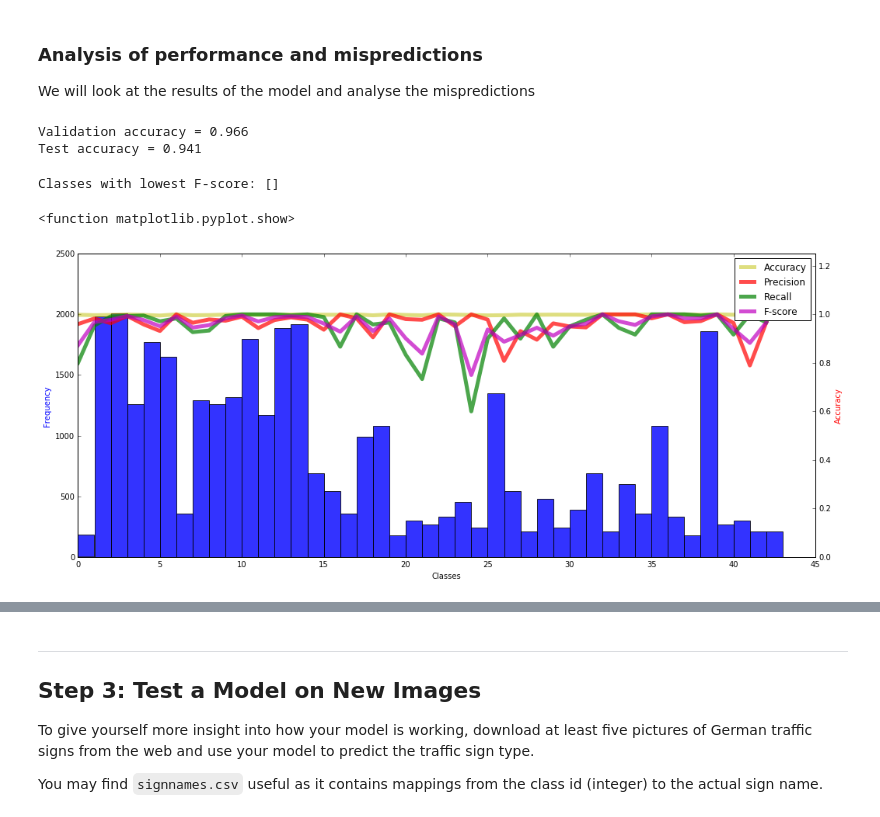
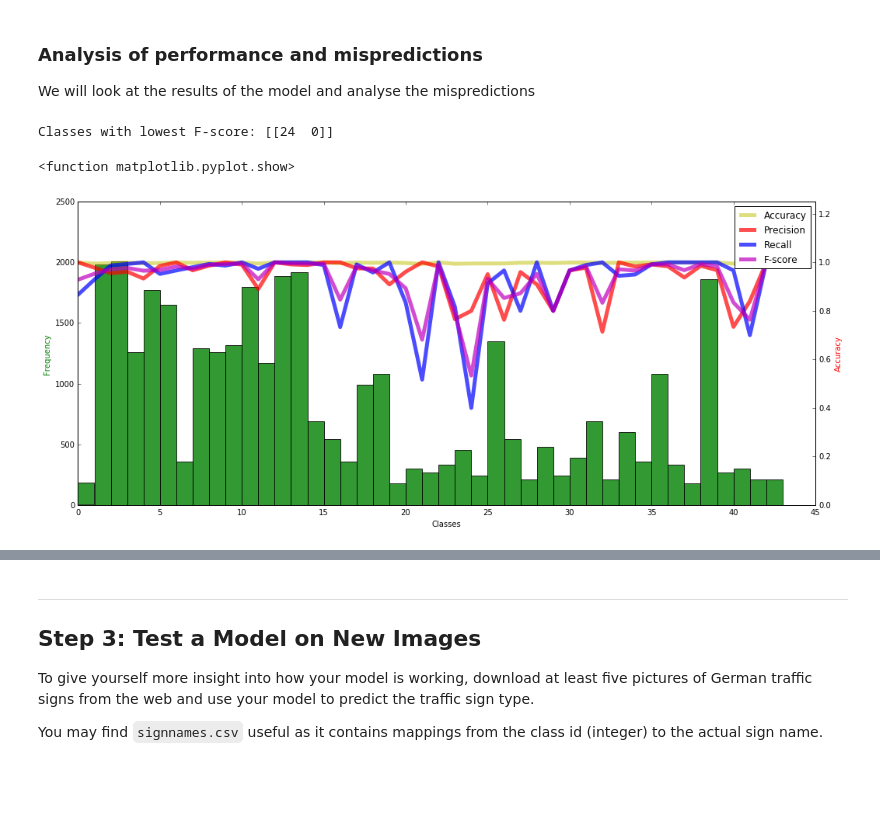
Before and after one commit to precyon/Traffic-Sign-Classifier, a Jupyter notebook: Traffic_Sign_Classifier.ipynb, the cells around one changed output, grey strips where cells are left out. Drawn from its saved outputs; the diff is of its cells as text; code cells hidden in the pictures; blank space fills up the shorter version.

```diff
--- a/Traffic_Sign_Classifier.ipynb
+++ b/Traffic_Sign_Classifier.ipynb
@@ -550,9 +551,9 @@ y_oh = toOneHot(y, n_classes)
 # %%
 # Errors, loss and optimizers
 rate = 0.002
-EPOCHS = 60
+EPOCHS = 50
 BATCH_SIZE = 128
-L2_REG = 0.00000
+L2_REG = 0.000000
 # %%
 logits, weights = LeNet(x)
 
@@ -675,7 +676,7 @@ We will look at the results of the model and analyse the mispredictions
 #tf.reset_default_graph()
 def runModelLogits(modelpath, inputx):
     with tf.Session() as sess:
-        #saver = tf.train.import_meta_graph('./models/lenet-RH8P17.meta')
+        #saver = tf.train.import_meta_graph('./models/lenet-O6CJA9.meta')
         saver.restore(sess, modelpath)
         runLogits = sess.run(logits, feed_dict={x: inputx})
         return runLogits
@@ -684,20 +685,17 @@ def predictWithMax(logits):
     return np.argmax(logits, axis=1)
 
 def predictWithSoftmax(logits):
-    expLogits = exp(logits)
+    expLogits = np.exp(logits)
     return expLogits/np.sum(expLogits)
 
-runLogits = runModelLogits('./models/lenet-O6CJA9', x_valid)
-valAccuracy = (np.count_nonzero(predictWithMax(runLogits)==y_valid))/y_valid.size
-print("Validation accuracy = %.3f" % valAccuracy)
+#runLogits = runModelLogits('./models/lenet-VW356C', x_valid)
+#valAccuracy = (np.count_nonzero(predictWithMax(runLogits)==y_valid))/y_valid.size
+#print("Validation accuracy = %.3f" % valAccuracy)
 
 
-runLogits = runModelLogits('./models/lenet-O6CJA9', x_test)
-valAccuracy = (np.count_nonzero(predictWithMax(runLogits)==y_test))/y_test.size
-print("Test accuracy = %.3f" % valAccuracy)
+#runLogits = runModelLogits('./models/lenet-VW356C', x_test)
+#valAccuracy = (np.count_nonzero(predictWithMax(runLogits)==y_test))/y_test.size
+#print("Test accuracy = %.3f" % valAccuracy)
-# %% [output]
-Validation accuracy = 0.966
-Test accuracy = 0.941
 # %%
 # Analyze the model on validation data
 
@@ -714,36 +712,36 @@ for sign in range(n_classes):
     idxDetected = (predictions_valid == sign) #Indcies of signs of this type detected
     numDetected = np.count_nonzero(idxDetected) #Number of signs of this type detected
 
     numTruePos  = np.count_nonzero(np.logical_and(idxDataset, idxDetected))
     classPrecision[sign] = numTruePos/numDetected
     classRecall[sign] = numTruePos/numSign
 
 
     signaccuracy = np.count_nonzero(idxDataset == idxDetected)/correctness.size
     #signcorrectness = correctness[idxDataset]
     #signaccuracy = np.count_nonzero(correctness)/correctness.size
     classAccuracy[sign] = signaccuracy
 
 classFscore = 2/(1/classPrecision + 1/classRecall)
 
 print("Classes with lowest F-score:", np.argwhere(classFscore < 0.6))
 
 compFig, compax1 = plt.subplots(figsize=(17,7))
-compax1.hist(y_train, bins=np.arange(y_train.min(), y_train.max()+2), alpha=0.8)
+compax1.hist(y_train, bins=np.arange(y_train.min(), y_train.max()+2), color='g', alpha=0.8)
 compax1.set_xlabel("Classes")
-compax1.set_ylabel('Frequency', color='b')
+compax1.set_ylabel('Frequency', color='g')
 
 compax2 = compax1.twinx()
 compax2.plot(np.arange(n_classes), classAccuracy,  'y-', alpha=0.5, linewidth=5, label="Accuracy")
 compax2.plot(np.arange(n_classes), classPrecision, 'r-', alpha=0.7, linewidth=5, label="Precision")
-compax2.plot(np.arange(n_classes), classRecall,    'g-', alpha=0.7, linewidth=5, label="Recall")
+compax2.plot(np.arange(n_classes), classRecall,    'b-', alpha=0.7, linewidth=5, label="Recall")
 compax2.plot(np.arange(n_classes), classFscore,    'm-', alpha=0.7, linewidth=5, label="F-score")
 compax2.set_ylabel('Accuracy', color='r')
 compax2.set_ylim([0,1.25])
 plt.legend()
 plt.show
 # %% [output]
-Classes with lowest F-score: []
+Classes with lowest F-score: [[24  0]]
 <function matplotlib.pyplot.show>
-[figure, old version]
+[figure, new version]
 # %%
```
Also changed, not shown: parts of 19 cells of this notebook, 10 other files.
